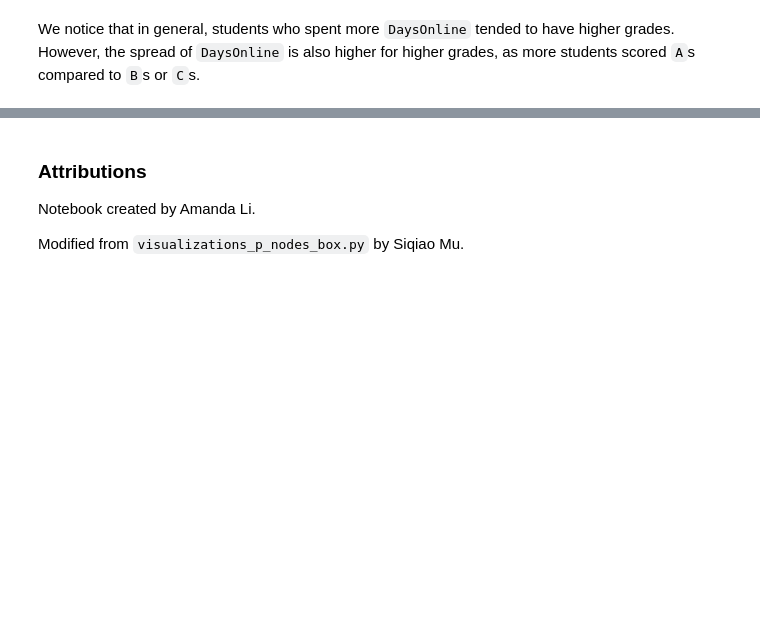
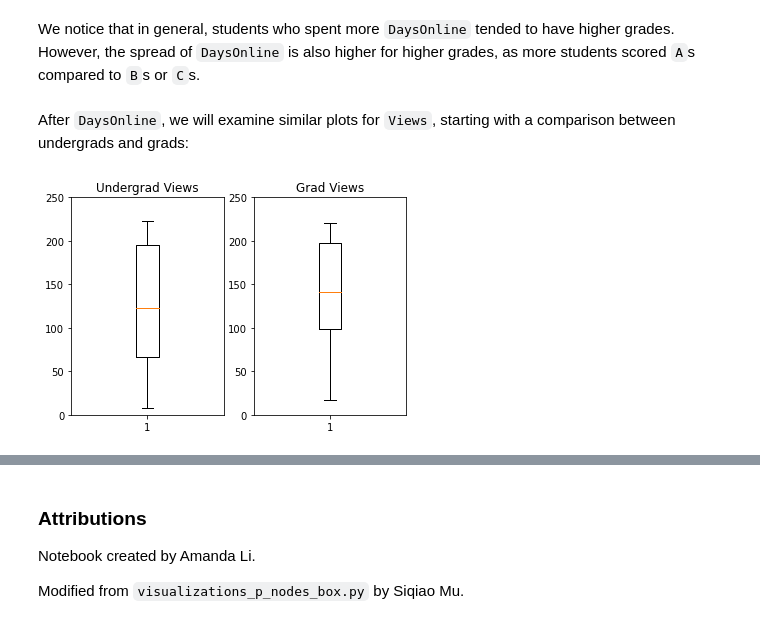
Before and after one commit to amandaliusa/piazza-network-analysis, a Jupyter notebook: visualizations_p_nodes_box.ipynb, the cells around one changed output, grey strips where cells are left out. Cells and saved outputs as stored; diff of their text form; code cells hidden in the pictures; blank space fills up the shorter version.

Commit message:
boxplots for views

```diff
--- a/visualizations_p_nodes_box.ipynb
+++ b/visualizations_p_nodes_box.ipynb
@@ -160,3 +160,19 @@ plt.show()
 [figure]
 # %% [markdown]
 We notice that in general, students who spent more `DaysOnline` tended to have higher grades. However, the spread of `DaysOnline` is also higher for higher grades, as more students scored `A`s compared to `B`s or `C`s.
+# %% [markdown]
+After `DaysOnline`, we will examine similar plots for `Views`, starting with a comparison between undergrads and grads:
+# %%
+fig, axs = plt.subplots(1, 2)
+
+axs[0].boxplot(Undergrad_df['Views'])
+axs[0].set_title('Undergrad Views')
+axs[0].set_ylim(0, 250)
+
+axs[1].boxplot(np.array(Grad_df['Views']))
+axs[1].set_title('Grad Views')
+axs[1].set_ylim(0, 250)
+
+plt.show()
+# %% [output]
+[figure, added]
```
Also changed, not shown: parts of 9 cells of this notebook.
